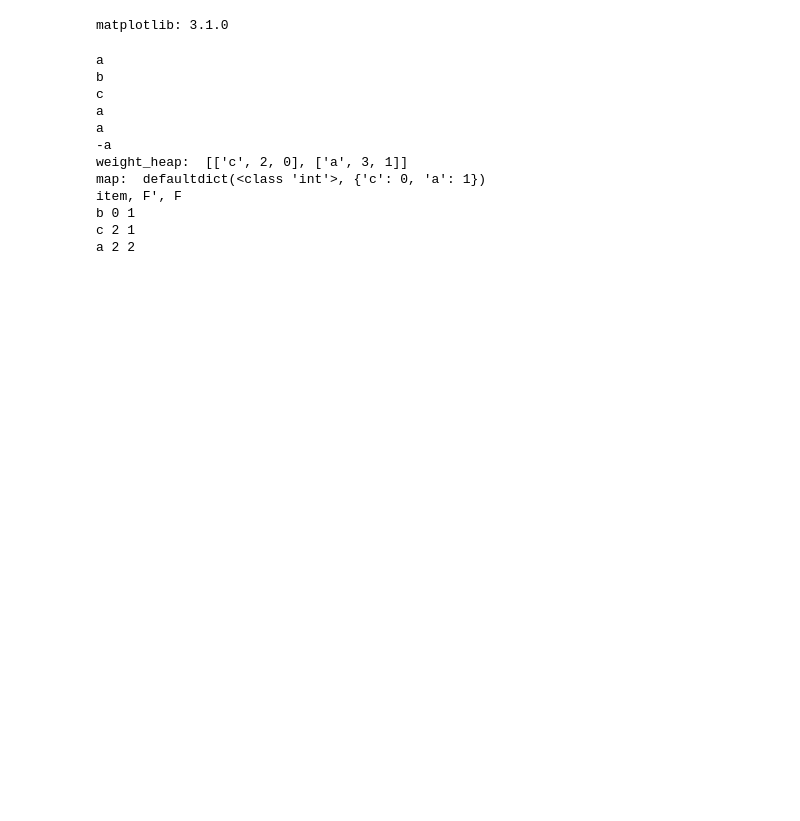
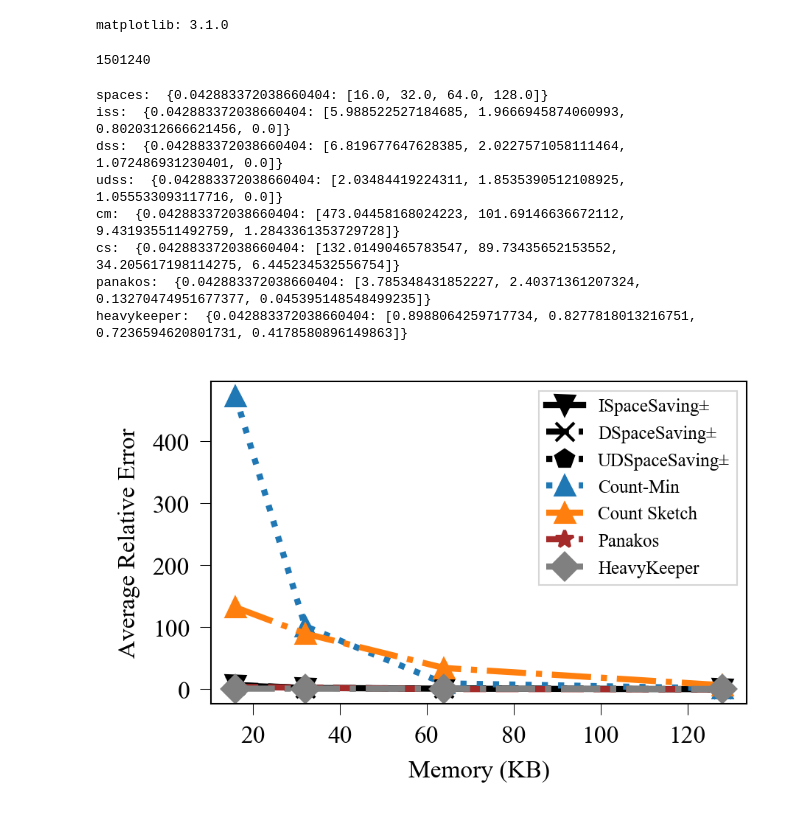
Before and after one commit to ZhaoFuheng/SpaceSavingBoundedDeletionModel, a Jupyter notebook: Evaluation.ipynb, the cells around one changed output. Cells and saved outputs as stored; diff of their text form; code cells hidden in the pictures; blank space fills up the shorter version.

```diff
--- a/Evaluation.ipynb
+++ b/Evaluation.ipynb
@@ -28,33 +33,2 @@ from CSSS import CSSS_CountSketch, CSSS_sketch
 # %% [output]
 matplotlib: 3.1.0
-# %%
-    # A simple test
-    test = SpaceSaving(2)
-    stream = ['a','b','c', 'a', 'a','-a']
-    dic = defaultdict(int)
-    for item in stream:
-        print(item)
-        if len(item) == 1:
-            test.update(item, 1)
-            dic[item]+=1
-        else:
-            test.update(item[1:], -1)
-            dic[item[1:]] -= 1
-    test.output()
-    print("item, F', F")
-    for item in set(stream):
-        if len(item) == 1:
-            print(item, test.query(item), dic[item])
-# %% [output]
-a
-b
-c
-a
-a
--a
-weight_heap:  [['c', 2, 0], ['a', 3, 1]]
-map:  defaultdict(<class 'int'>, {'c': 0, 'a': 1})
-item, F', F
-b 0 1
-c 2 1
-a 2 2
@@ -273,0 +35,6 @@ dip = df[df.columns[3]]
+# %%
+with open('./data/social_friends_weibo.json', 'r') as file:
+    social = json.load(file)
+print(len(social))
+# %% [output]
+1501240
@@ -274 +264,13 @@ dip = df[df.columns[3]]
+# %%
+frequency_estimation('Social Network', True, social)
+# %% [output]
+spaces:  {0.042883372038660404: [16.0, 32.0, 64.0, 128.0]}
+iss:  {0.042883372038660404: [5.988522527184685, 1.9666945874060993, 0.8020312666621456, 0.0]}
+dss:  {0.042883372038660404: [6.819677647628385, 2.0227571058111464, 1.072486931230401, 0.0]}
+udss:  {0.042883372038660404: [2.03484419224311, 1.8535390512108925, 1.055533093117716, 0.0]}
+cm:  {0.042883372038660404: [473.04458168024223, 101.69146636672112, 9.431935511492759, 1.2843361353729728]}
+cs:  {0.042883372038660404: [132.01490465783547, 89.73435652153552, 34.205617198114275, 6.445234532556754]}
+panakos:  {0.042883372038660404: [3.785348431852227, 2.40371361207324, 0.13270474951677377, 0.045395148548499235]}
+heavykeeper:  {0.042883372038660404: [0.8988064259717734, 0.8277818013216751, 0.7236594620801731, 0.4178580896149863]}
+[figure, added]
 # %%
```
Also changed, not shown: parts of 14 cells of this notebook, 7 other files.
